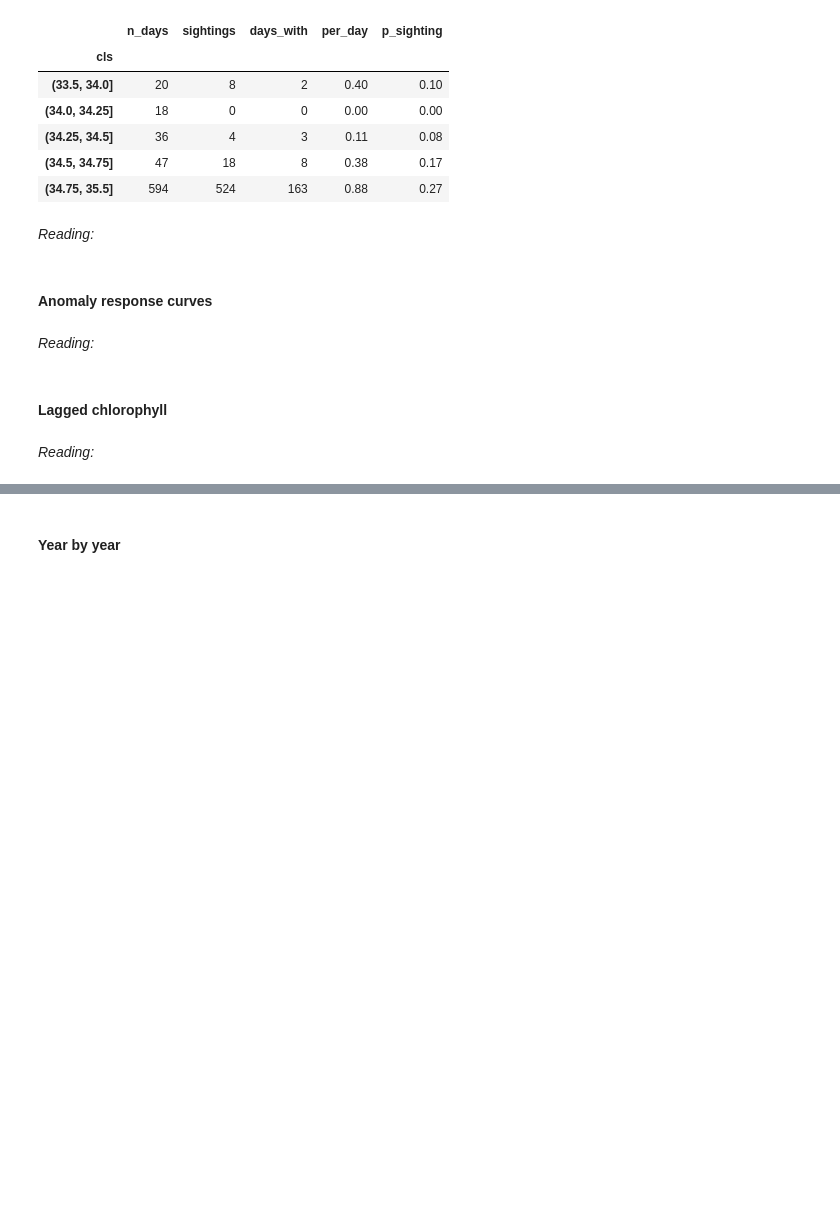
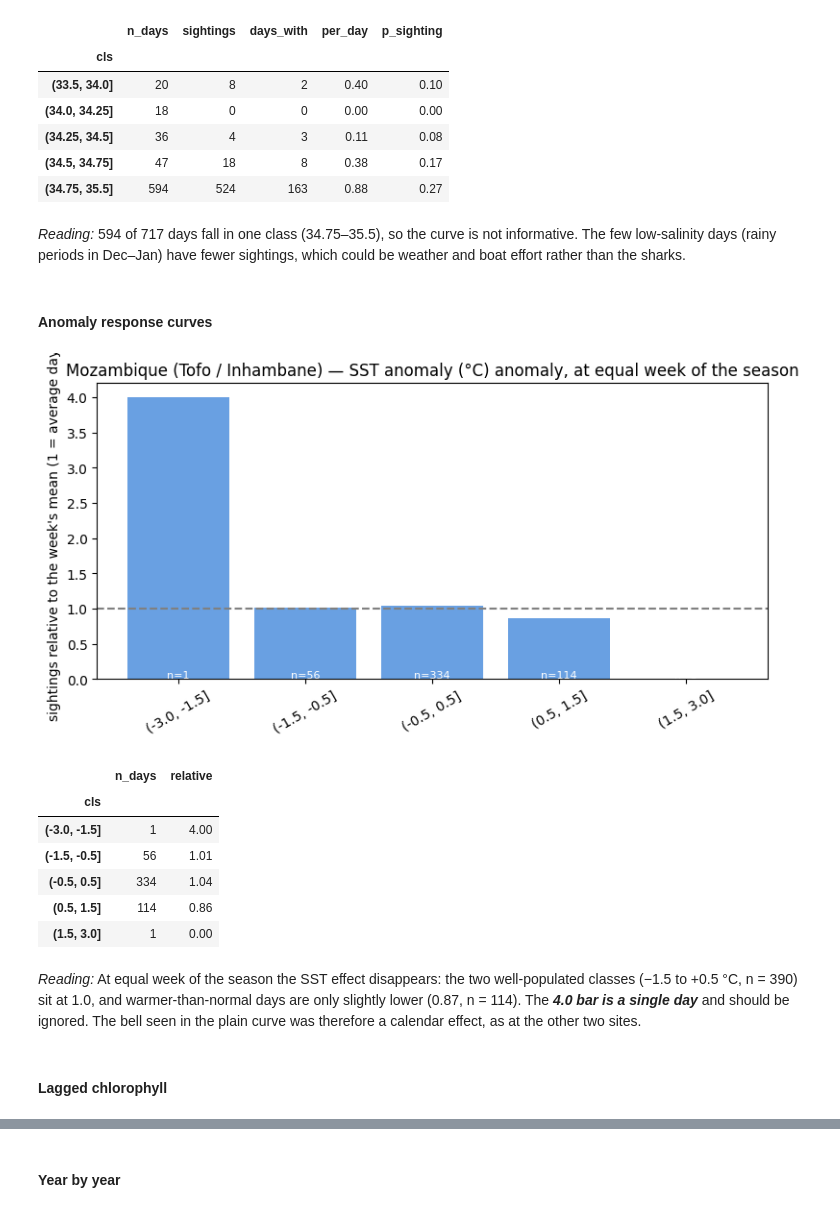
Before and after one commit to Patrick190508/whaleshark-mafia-island, a Jupyter notebook: notebooks/Daily_EDA_Peak_Season.ipynb, the cells around one changed output, grey strips where cells are left out. Cells and saved outputs as stored; diff of their text form; code cells hidden in the pictures; blank space fills up the shorter version.

```diff
--- a/notebooks/Daily_EDA_Peak_Season.ipynb
+++ b/notebooks/Daily_EDA_Peak_Season.ipynb
@@ -603,13 +611,22 @@ response_curve(s, 'sss', [33.5, 34.0, 34.25, 34.5, 34.75, 35.5], 'salinity (PSU)
 | (34.25, 34.5] | 36 | 4 | 3 | 0.11 | 0.08 |
 | (34.5, 34.75] | 47 | 18 | 8 | 0.38 | 0.17 |
 | (34.75, 35.5] | 594 | 524 | 163 | 0.88 | 0.27 |
-# %% [markdown]
-*Reading:*
+# %% [markdown]
+*Reading:* 594 of 717 days fall in one class (34.75–35.5), so the curve is not informative. The few low-salinity days (rainy periods in Dec–Jan) have fewer sightings, which could be weather and boat effort rather than the sharks.
 # %% [markdown]
 #### Anomaly response curves
-# %% [markdown]
-*Reading:*
+# %%
+relative_response(s, "sst", [-3, -1.5, -0.5, 0.5, 1.5, 3],          "SST anomaly (°C)")
+# %% [output]
+[figure, added]
+|  | n_days | relative |
+| cls |  |  |
+| (-3.0, -1.5] | 1 | 4.00 |
+| (-1.5, -0.5] | 56 | 1.01 |
+| (-0.5, 0.5] | 334 | 1.04 |
+| (0.5, 1.5] | 114 | 0.86 |
+| (1.5, 3.0] | 1 | 0.00 |
+# %% [markdown]
+*Reading:* At equal week of the season the SST effect disappears: the two well-populated classes (−1.5 to +0.5 °C, n = 390) sit at 1.0, and warmer-than-normal days are only slightly lower (0.87, n = 114). The ***4.0 bar is a single day*** and should be ignored. The bell seen in the plain curve was therefore a calendar effect, as at the other two sites.
 # %% [markdown]
 #### Lagged chlorophyll
-# %% [markdown]
-*Reading:*
```
Also changed, not shown: parts of 20 cells of this notebook.
